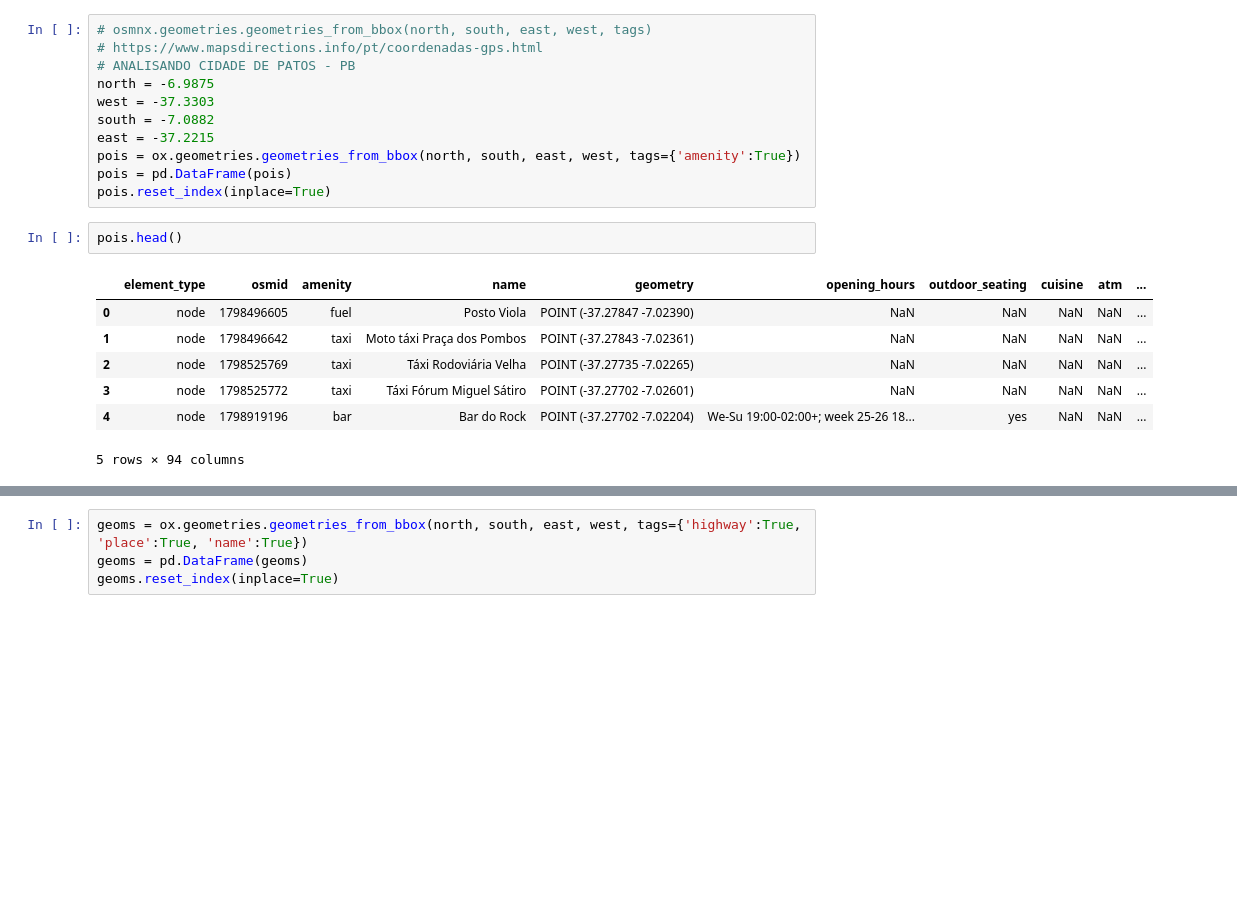
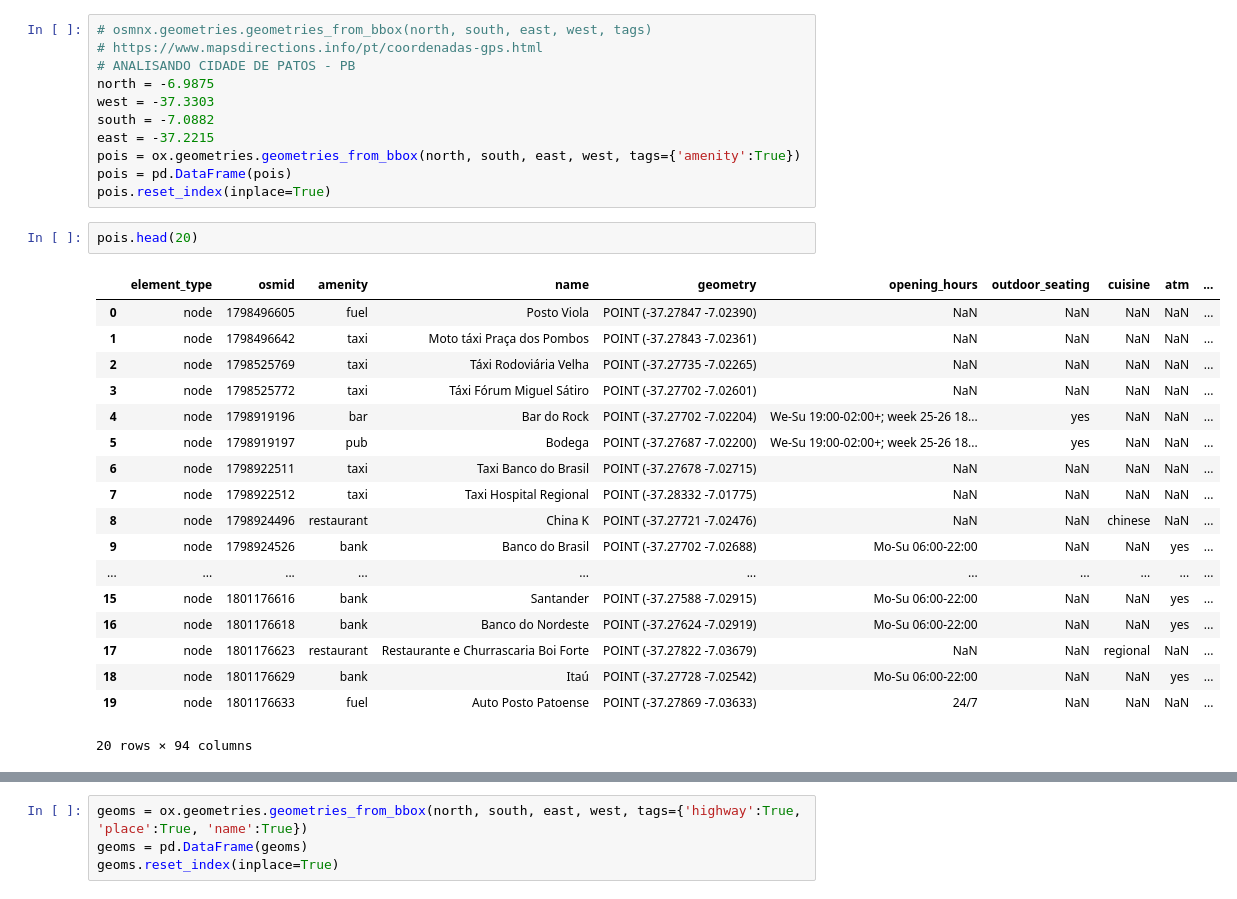
Before and after one commit to viniciuscva/mapdescriptor, a Jupyter notebook: descritor_de_mapas_v1.ipynb, the cells around one changed output, grey strips where cells are left out. Saved outputs shown, nothing was run; the diff lists cells and outputs as text; blank space fills up the shorter version.

```diff
--- a/descritor_de_mapas_v1.ipynb
+++ b/descritor_de_mapas_v1.ipynb
@@ -15,12 +37,23 @@ pois = ox.geometries.geometries_from_bbox(north, south, east, west, tags={'ameni
 pois = pd.DataFrame(pois)
 pois.reset_index(inplace=True)
 # %%
-pois.head()
+pois.head(20)
 # %% [output]
 |  | element_type | osmid | amenity | name | geometry | opening_hours | outdoor_seating | cuisine | atm | ... |
 | 0 | node | 1798496605 | fuel | Posto Viola | POINT (-37.27847 -7.02390) | NaN | NaN | NaN | NaN | ... |
 | 1 | node | 1798496642 | taxi | Moto táxi Praça dos Pombos | POINT (-37.27843 -7.02361) | NaN | NaN | NaN | NaN | ... |
 | 2 | node | 1798525769 | taxi | Táxi Rodoviária Velha | POINT (-37.27735 -7.02265) | NaN | NaN | NaN | NaN | ... |
 | 3 | node | 1798525772 | taxi | Táxi Fórum Miguel Sátiro | POINT (-37.27702 -7.02601) | NaN | NaN | NaN | NaN | ... |
 | 4 | node | 1798919196 | bar | Bar do Rock | POINT (-37.27702 -7.02204) | We-Su 19:00-02:00+; week 25-26 18... | yes | NaN | NaN | ... |
+| 5 | node | 1798919197 | pub | Bodega | POINT (-37.27687 -7.02200) | We-Su 19:00-02:00+; week 25-26 18... | yes | NaN | NaN | ... |
+| 6 | node | 1798922511 | taxi | Taxi Banco do Brasil | POINT (-37.27678 -7.02715) | NaN | NaN | NaN | NaN | ... |
+| 7 | node | 1798922512 | taxi | Taxi Hospital Regional | POINT (-37.28332 -7.01775) | NaN | NaN | NaN | NaN | ... |
+| 8 | node | 1798924496 | restaurant | China K | POINT (-37.27721 -7.02476) | NaN | NaN | chinese | NaN | ... |
+| 9 | node | 1798924526 | bank | Banco do Brasil | POINT (-37.27702 -7.02688) | Mo-Su 06:00-22:00 | NaN | NaN | yes | ... |
+| ... | ... | ... | ... | ... | ... | ... | ... | ... | ... | ... |
+| 15 | node | 1801176616 | bank | Santander | POINT (-37.27588 -7.02915) | Mo-Su 06:00-22:00 | NaN | NaN | yes | ... |
+| 16 | node | 1801176618 | bank | Banco do Nordeste | POINT (-37.27624 -7.02919) | Mo-Su 06:00-22:00 | NaN | NaN | yes | ... |
+| 17 | node | 1801176623 | restaurant | Restaurante e Churrascaria Boi Forte | POINT (-37.27822 -7.03679) | NaN | NaN | regional | NaN | ... |
+| 18 | node | 1801176629 | bank | Itaú | POINT (-37.27728 -7.02542) | Mo-Su 06:00-22:00 | NaN | NaN | yes | ... |
+| 19 | node | 1801176633 | fuel | Auto Posto Patoense | POINT (-37.27869 -7.03633) | 24/7 | NaN | NaN | NaN | ... |
-5 rows × 94 columns
+20 rows × 94 columns
```
Also changed, not shown: parts of 31 cells of this notebook, 9 other files.
